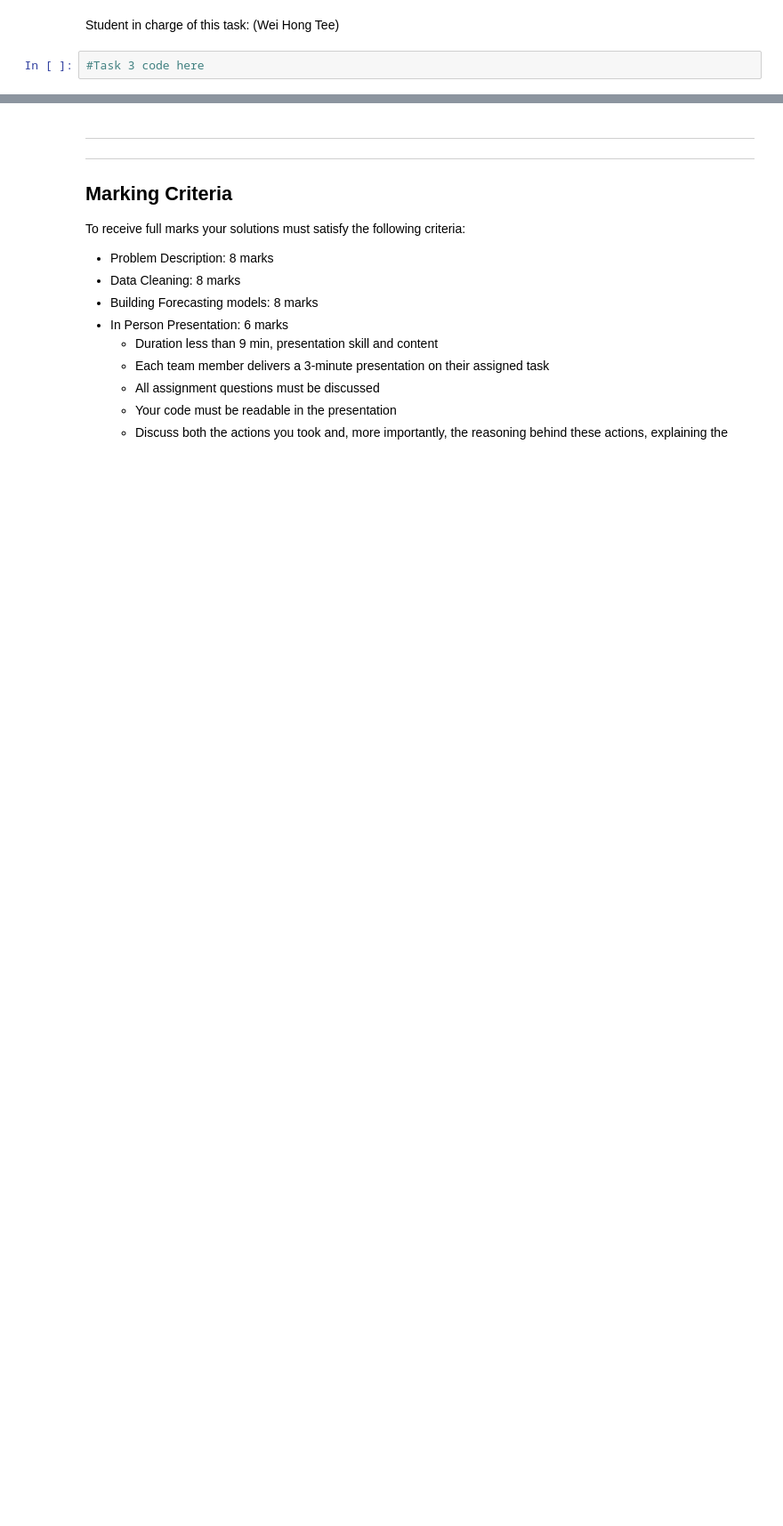
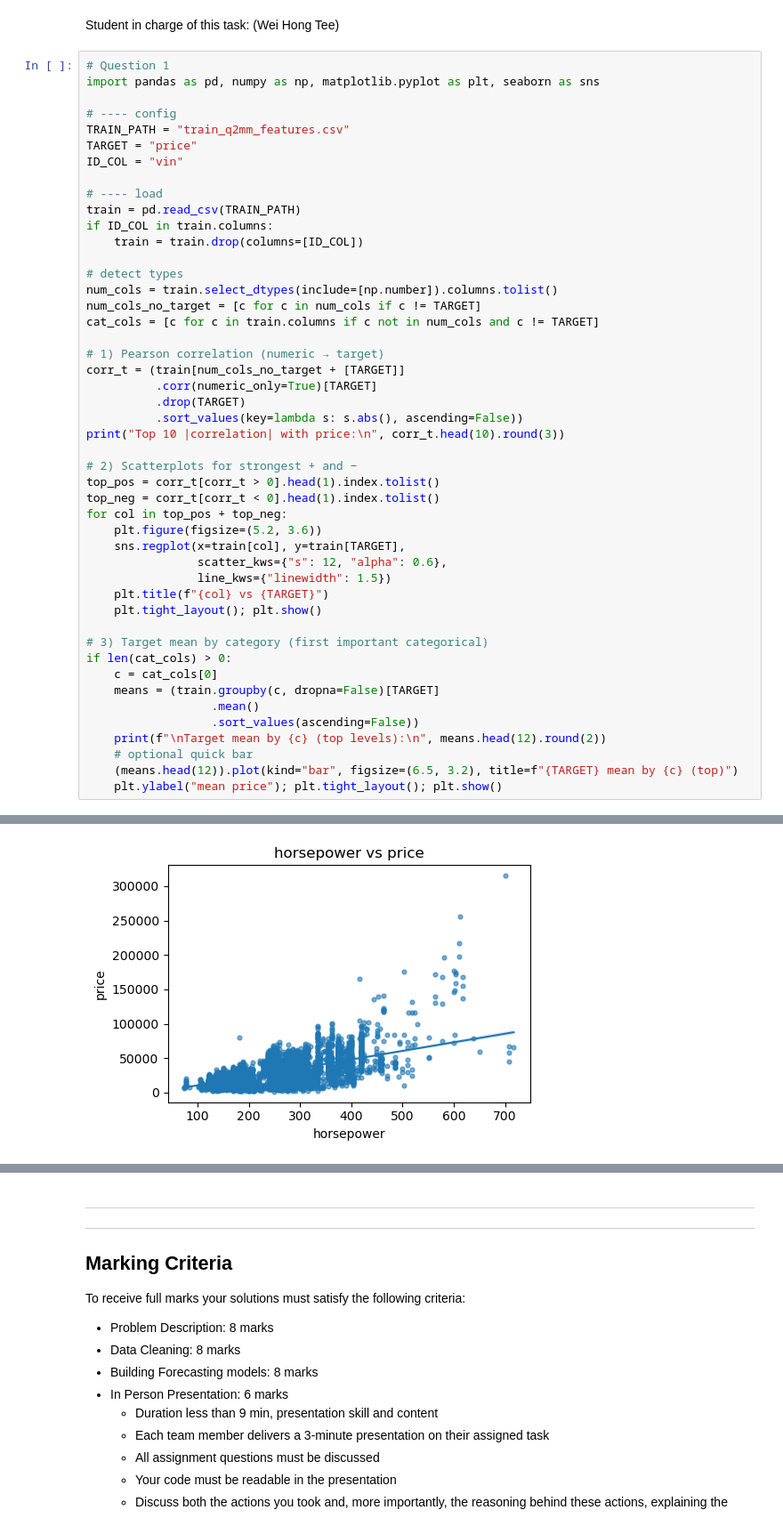
Before and after one commit to YiChingTee/BUSA3020-A_H_C, a Jupyter notebook: Group-Project-S2-2025.ipynb, the cells around one changed output, grey strips where cells are left out. Shown: that part at 89% size. Saved outputs shown, nothing was run; the diff lists cells and outputs as text; blank space fills up the shorter version.

```diff
--- a/Group-Project-S2-2025.ipynb
+++ b/Group-Project-S2-2025.ipynb
@@ -1098,4 +1098,50 @@ For this task, you should not create any new features and must rely on the varia
 # %% [markdown]
 Student in charge of this task: (Wei Hong Tee)
 # %%
-#Task 3 code here
+# Question 1
+import pandas as pd, numpy as np, matplotlib.pyplot as plt, seaborn as sns
+
+# ---- config
+TRAIN_PATH = "train_q2mm_features.csv"
+TARGET = "price"
+ID_COL = "vin"
+
+# ---- load
+train = pd.read_csv(TRAIN_PATH)
+if ID_COL in train.columns:
+    train = train.drop(columns=[ID_COL])
+
+# detect types
+num_cols = train.select_dtypes(include=[np.number]).columns.tolist()
+num_cols_no_target = [c for c in num_cols if c != TARGET]
+cat_cols = [c for c in train.columns if c not in num_cols and c != TARGET]
+
+# 1) Pearson correlation (numeric → target)
+corr_t = (train[num_cols_no_target + [TARGET]]
+          .corr(numeric_only=True)[TARGET]
+          .drop(TARGET)
+          .sort_values(key=lambda s: s.abs(), ascending=False))
+print("Top 10 |correlation| with price:\n", corr_t.head(10).round(3))
+
+# 2) Scatterplots for strongest + and −
+top_pos = corr_t[corr_t > 0].head(1).index.tolist()
+top_neg = corr_t[corr_t < 0].head(1).index.tolist()
+for col in top_pos + top_neg:
+    plt.figure(figsize=(5.2, 3.6))
+    sns.regplot(x=train[col], y=train[TARGET],
+                scatter_kws={"s": 12, "alpha": 0.6},
+                line_kws={"linewidth": 1.5})
+    plt.title(f"{col} vs {TARGET}")
+    plt.tight_layout(); plt.show()
+
+# 3) Target mean by category (first important categorical)
+if len(cat_cols) > 0:
+    c = cat_cols[0]
+    means = (train.groupby(c, dropna=False)[TARGET]
+                  .mean()
+                  .sort_values(ascending=False))
+    print(f"\nTarget mean by {c} (top levels):\n", means.head(12).round(2))
+    # optional quick bar
+    (means.head(12)).plot(kind="bar", figsize=(6.5, 3.2), title=f"{TARGET} mean by {c} (top)")
+    plt.ylabel("mean price"); plt.tight_layout(); plt.show()
+# %% [output]
@@ -1101,0 +1160 @@ Student in charge of this task: (Wei Hong Tee)
+[figure, added]
```
Also changed, not shown: parts of 14 cells of this notebook, 7 other files.
